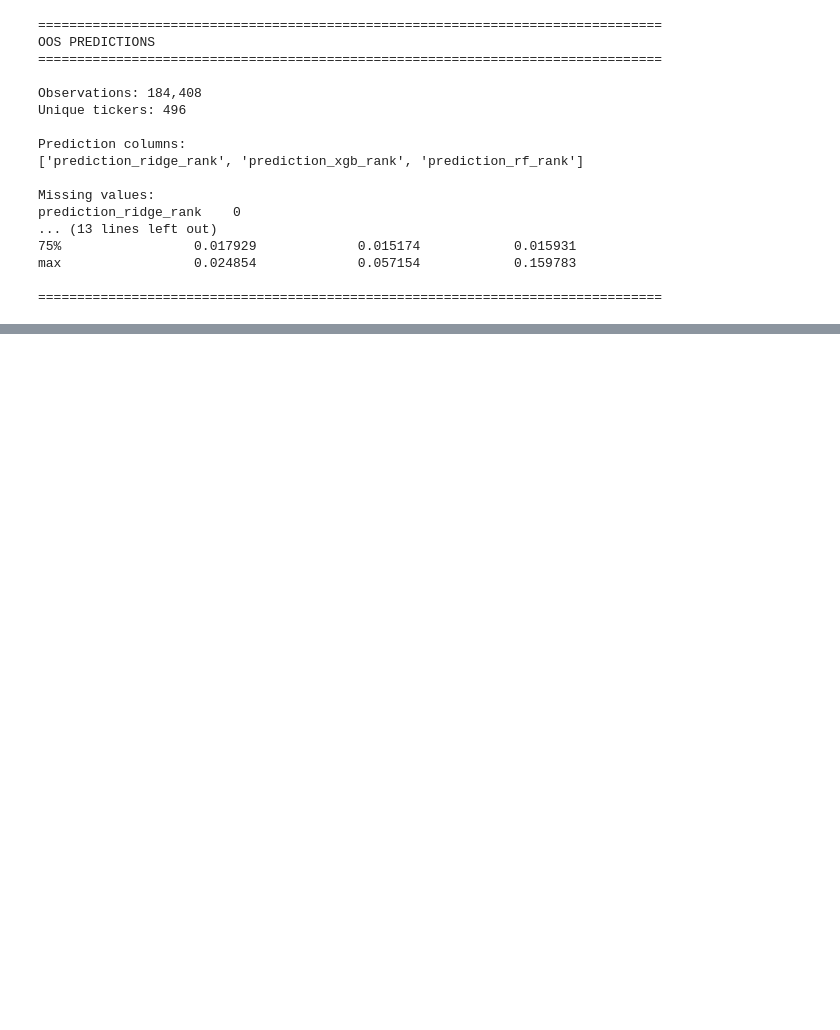
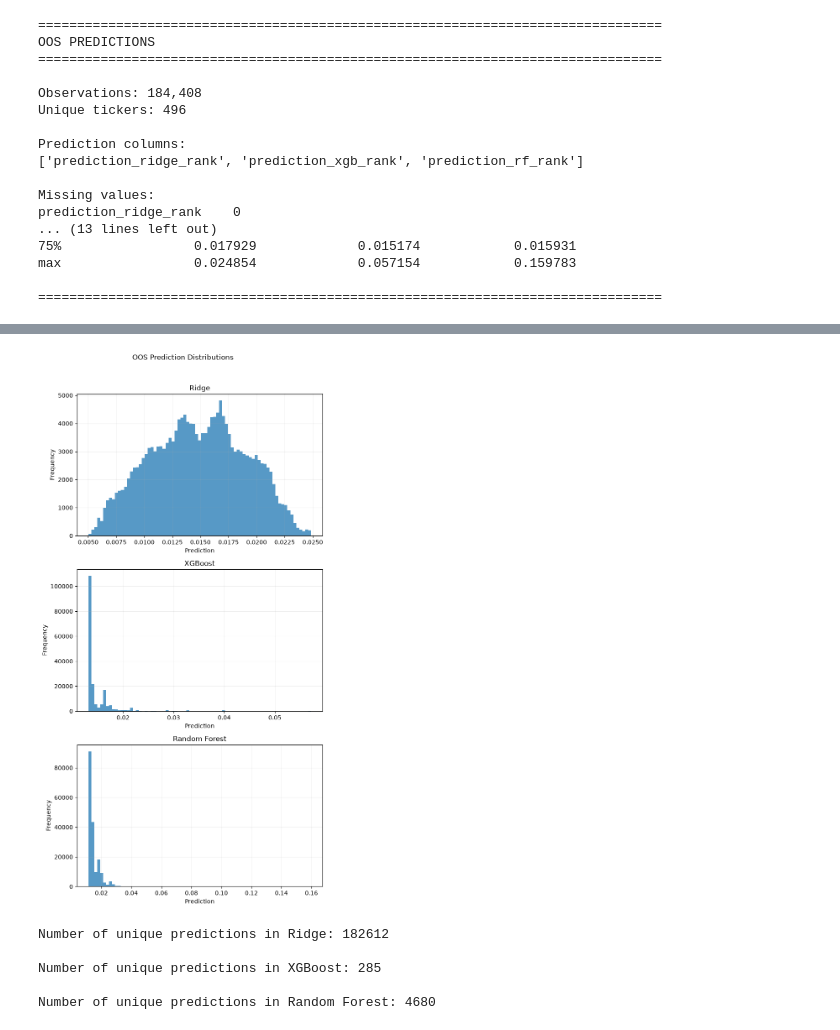
Before and after one commit to PalaciosDaniel/quant-portfolio-project, a Jupyter notebook: notebooks/07_oos_test.ipynb, the cells around one changed output, grey strips where cells are left out. Saved outputs shown, nothing was run; the diff lists cells and outputs as text; code cells hidden in the pictures; blank space fills up the shorter version.

```diff
--- a/notebooks/07_oos_test.ipynb
+++ b/notebooks/07_oos_test.ipynb
@@ -1289,0 +1710,65 @@ Series([], dtype: int64)
+# %%
+# =============================================================================
+# Load OOS predictions
+# =============================================================================
+
+oos_predictions = pd.read_parquet(
+    "../data/model_results/final_model/oos/oos_predictions.parquet"
+)
+
+prediction_cols = [
+    "prediction_ridge_rank",
+    "prediction_xgb_rank",
+    "prediction_rf_rank",
+]
+
+model_names = {
+    "prediction_ridge_rank": "Ridge",
+    "prediction_xgb_rank": "XGBoost",
+    "prediction_rf_rank": "Random Forest",
+}
+
+# =============================================================================
+# Prediction histograms
+# =============================================================================
+
+fig, axes = plt.subplots(
+    3,
+    1,
+    figsize=(7, 13),
+    sharex=False,
+    sharey=False,
+)
+
+for ax, prediction_col in zip(axes, prediction_cols):
+
+    ax.hist(
+        oos_predictions[prediction_col],
+        bins=75,
+        alpha=0.75,
+    )
+
+    ax.set_title(model_names[prediction_col])
+    ax.set_xlabel("Prediction")
+    ax.set_ylabel("Frequency")
+    ax.grid(alpha=0.2)
+
+plt.suptitle(
+    "OOS Prediction Distributions",
+    y=1.02,
+)
+
+plt.tight_layout()
+plt.show()
+# %% [output]
+[figure, added]
+# %%
+for prediction_col in prediction_cols:
+
+    print(f"\nNumber of unique predictions in {model_names[prediction_col]}: {oos_predictions[prediction_col].nunique()}")
+# %% [output]
+Number of unique predictions in Ridge: 182612
+
+Number of unique predictions in XGBoost: 285
+
+Number of unique predictions in Random Forest: 4680
```
Also changed, not shown: parts of 44 cells of this notebook, 1 other file.
